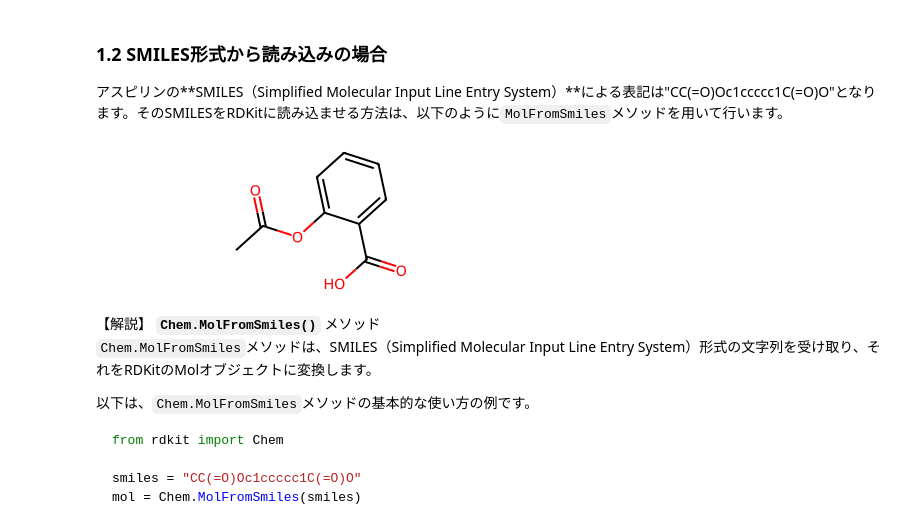
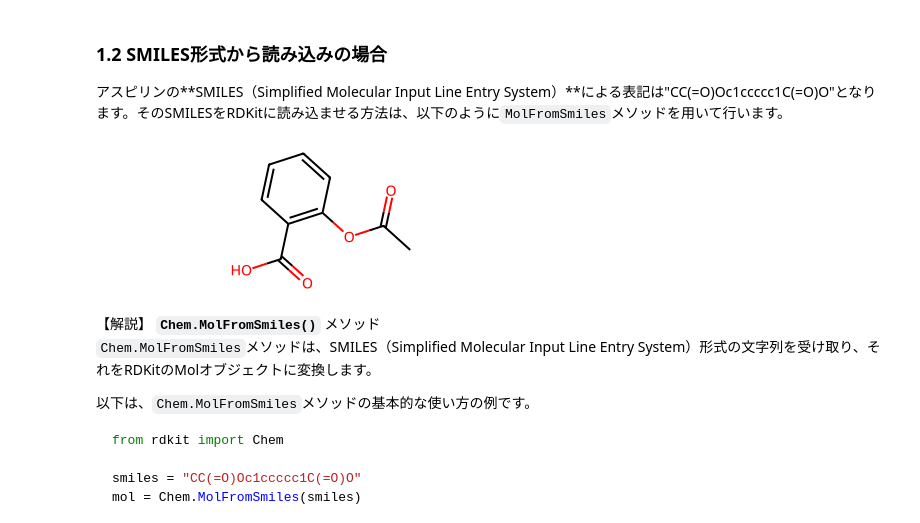
Before and after one commit to ARIM-Academy/Advanced_Tutorial_2, a Jupyter notebook: 1_RDKit-1.ipynb, the cells around one changed output. Cells and saved outputs as stored; diff of their text form; code cells hidden in the pictures.

```diff
--- a/1_RDKit-1.ipynb
+++ b/1_RDKit-1.ipynb
@@ -95,12 +94,12 @@ MOLファイルが不正確なフォーマットやエラーがある場合、
 アスピリンの**SMILES（Simplified Molecular Input Line Entry System）**による表記は"CC(=O)Oc1ccccc1C(=O)O"となります。そのSMILESをRDKitに読み込ませる方法は、以下のように`MolFromSmiles`メソッドを用いて行います。
 # %%
 #アスピリンのSMILESを定義
-smiles = "CC(=O)Oc1ccccc1C(=O)O"
+smiles = "CC(OC1=C(C(=O)O)C=CC=C1)=O "
 
 mol_smiles = Chem.MolFromSmiles(smiles)
 mol_smiles
 # %% [output]
-[figure, old version]
+[figure, new version]
 # %% [markdown]
 【解説】 **`Chem.MolFromSmiles()`** メソッド
 `Chem.MolFromSmiles`メソッドは、SMILES（Simplified Molecular Input Line Entry System）形式の文字列を受け取り、それをRDKitのMolオブジェクトに変換します。
```
Also changed, not shown: parts of 5 cells of this notebook, 2 other files.
